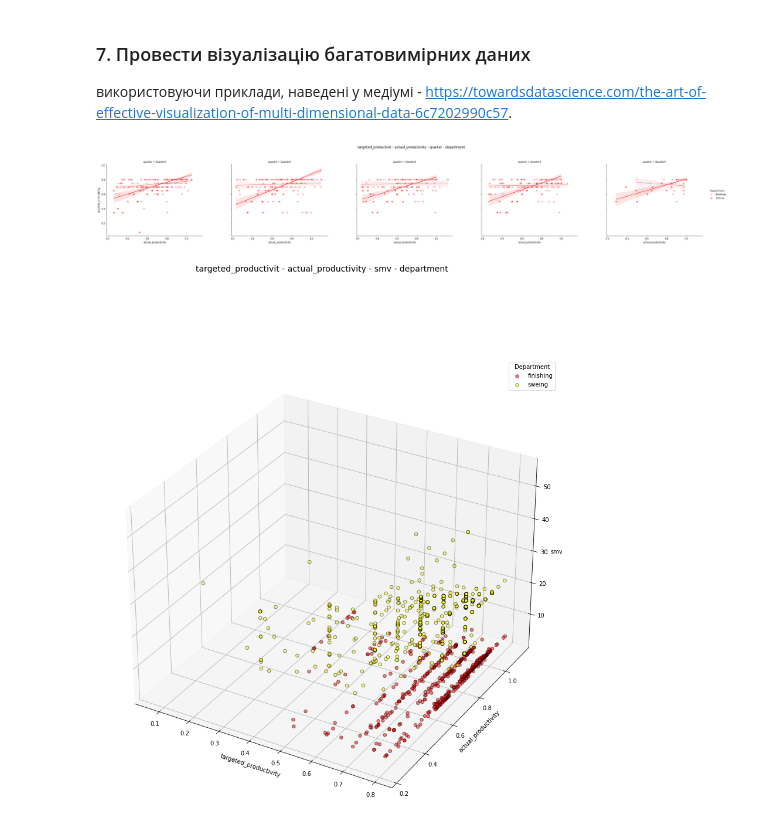
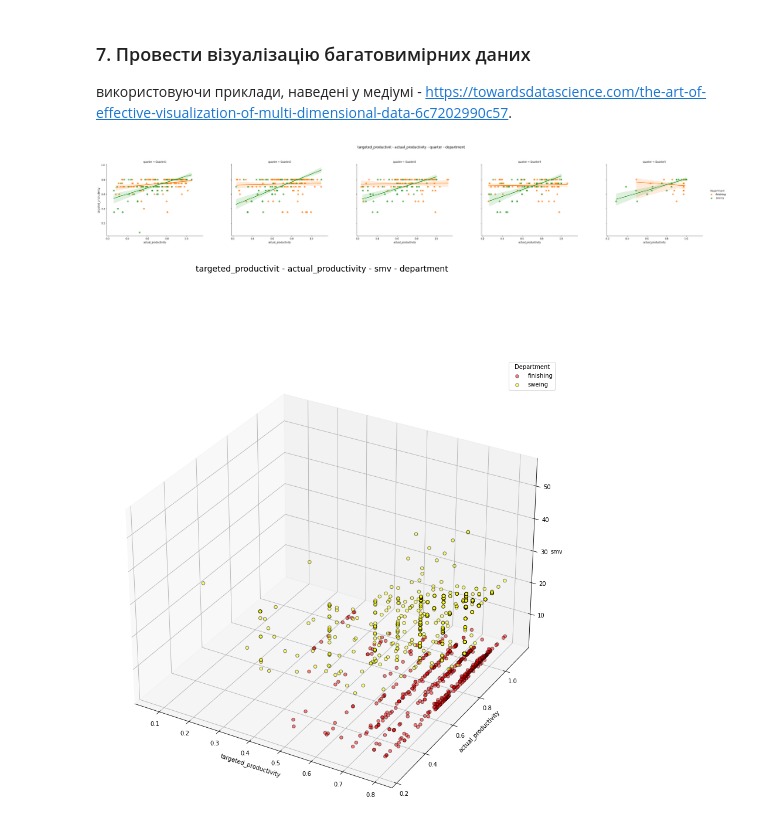
Before and after one commit to gre1wy/SpecialProgrammingSections, a Jupyter notebook: Lab3/Lab4_2.ipynb, the cells around one changed output. Saved outputs shown, nothing was run; the diff lists cells and outputs as text; code cells hidden in the pictures.

```diff
--- a/Lab3/Lab4_2.ipynb
+++ b/Lab3/Lab4_2.ipynb
@@ -693,14 +713,14 @@ rec.array([('1/1/2015', 'Quarter1', 'Thursday', 8, 0.8 , 26.16, 1108., 7080., 98
 # %%
 g = sns.FacetGrid(df, hue="department", col='quarter',
                   hue_order=['finishing', 'sweing'], col_order=['Quarter1', 'Quarter2', 'Quarter3', "Quarter4", "Quarter5"],
-                 aspect= 1.2, height=6, palette=sns.light_palette('red', 4)[1:5])
+                 aspect= 1.2, height=6, palette=sns.color_palette()[1:5])
 g.map(sns.regplot, "actual_productivity", "targeted_productivity", )
 fig = g.fig
 fig.subplots_adjust(top=0.8, wspace=0.3)
 fig.suptitle('targeted_productivit - actual_productivity - quarter - department', fontsize=14)
 l = g.add_legend(title='Department')
 # %% [output]
-[figure, old version]
+[figure, new version]
 # %%
 def viz_4d_df():
     fig = plt.figure(figsize=(14, 16))
```
Also changed, not shown: parts of 7 cells of this notebook, 4 other files.
